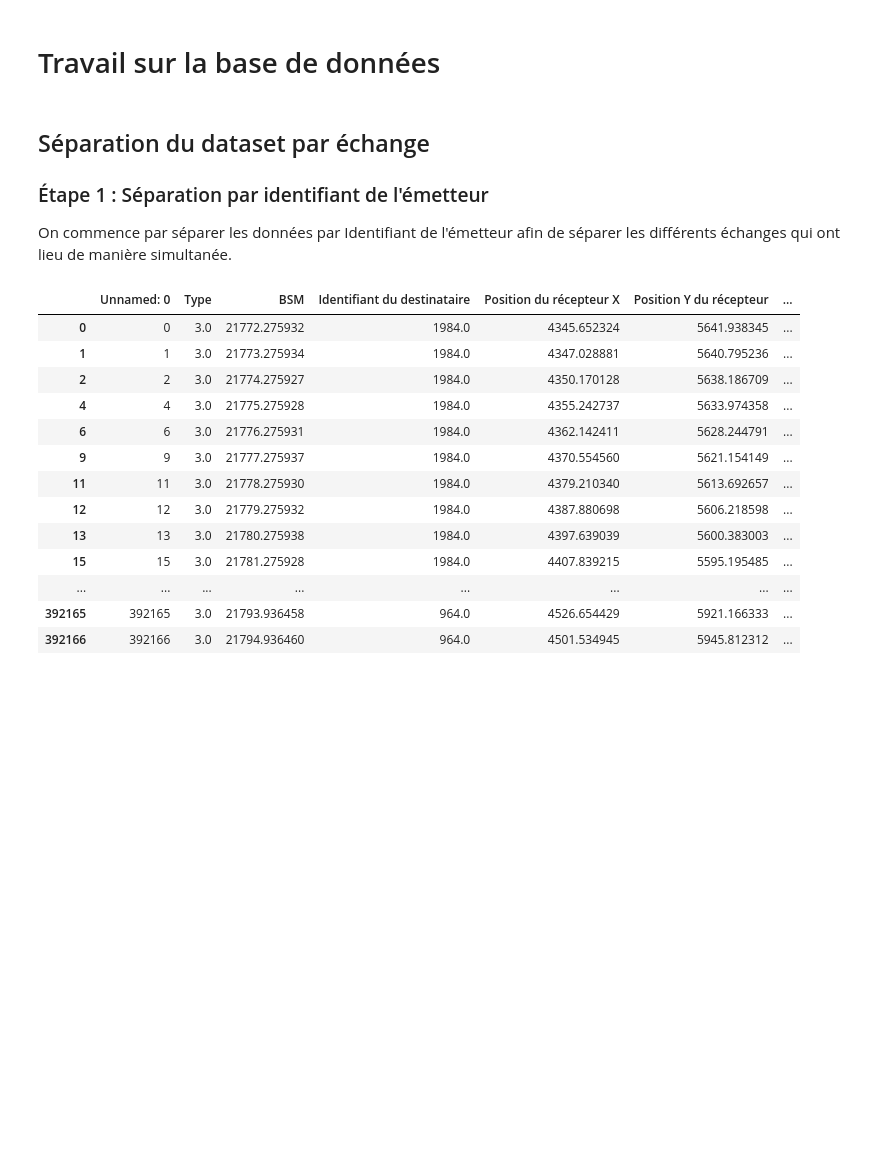
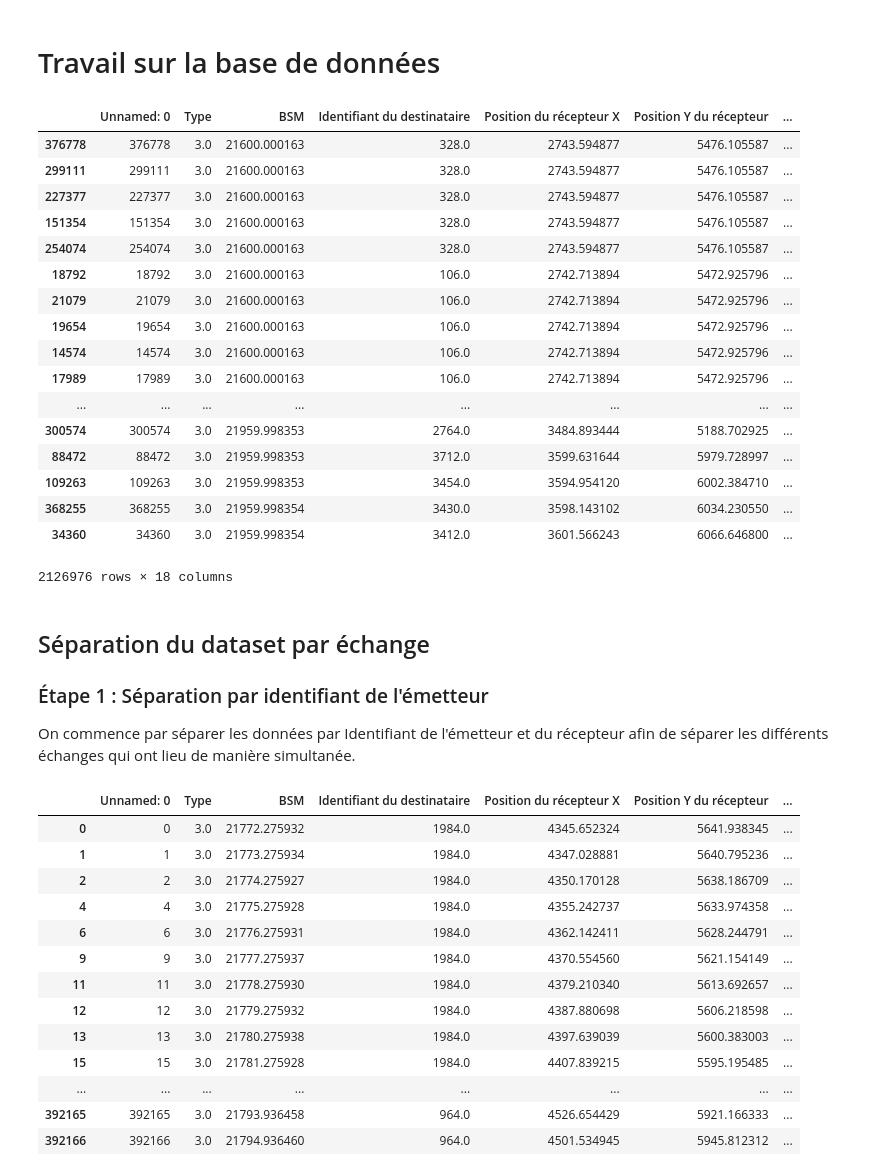
Before and after one commit to rguilloteau/SR2I208, a Jupyter notebook: BDD.ipynb, the cells around one changed output. Drawn from its saved outputs; the diff is of its cells as text; code cells hidden in the pictures; blank space fills up the shorter version.

```diff
--- a/BDD.ipynb
+++ b/BDD.ipynb
@@ -10,10 +11,31 @@ for el in L :
     frames.append(pd.read_csv('./Dataset.csv/'+el+''))
 
 database = pd.concat(frames)
+# %%
+database.sort_values(['BSM'])
+# %% [output]
+|  | Unnamed: 0 | Type | BSM | Identifiant du destinataire | Position du récepteur X | Position Y du récepteur | ... |
+| 376778 | 376778 | 3.0 | 21600.000163 | 328.0 | 2743.594877 | 5476.105587 | ... |
+| 299111 | 299111 | 3.0 | 21600.000163 | 328.0 | 2743.594877 | 5476.105587 | ... |
+| 227377 | 227377 | 3.0 | 21600.000163 | 328.0 | 2743.594877 | 5476.105587 | ... |
+| 151354 | 151354 | 3.0 | 21600.000163 | 328.0 | 2743.594877 | 5476.105587 | ... |
+| 254074 | 254074 | 3.0 | 21600.000163 | 328.0 | 2743.594877 | 5476.105587 | ... |
+| 18792 | 18792 | 3.0 | 21600.000163 | 106.0 | 2742.713894 | 5472.925796 | ... |
+| 21079 | 21079 | 3.0 | 21600.000163 | 106.0 | 2742.713894 | 5472.925796 | ... |
+| 19654 | 19654 | 3.0 | 21600.000163 | 106.0 | 2742.713894 | 5472.925796 | ... |
+| 14574 | 14574 | 3.0 | 21600.000163 | 106.0 | 2742.713894 | 5472.925796 | ... |
+| 17989 | 17989 | 3.0 | 21600.000163 | 106.0 | 2742.713894 | 5472.925796 | ... |
+| ... | ... | ... | ... | ... | ... | ... | ... |
+| 300574 | 300574 | 3.0 | 21959.998353 | 2764.0 | 3484.893444 | 5188.702925 | ... |
+| 88472 | 88472 | 3.0 | 21959.998353 | 3712.0 | 3599.631644 | 5979.728997 | ... |
+| 109263 | 109263 | 3.0 | 21959.998353 | 3454.0 | 3594.954120 | 6002.384710 | ... |
+| 368255 | 368255 | 3.0 | 21959.998354 | 3430.0 | 3598.143102 | 6034.230550 | ... |
+| 34360 | 34360 | 3.0 | 21959.998354 | 3412.0 | 3601.566243 | 6066.646800 | ... |
+2126976 rows × 18 columns
 # %% [markdown]
 ## Séparation du dataset par échange
 ### Étape 1 : Séparation par identifiant de l'émetteur
-On commence par séparer les données par Identifiant de l'émetteur afin de séparer les différents échanges qui ont lieu de manière simultanée.
+On commence par séparer les données par Identifiant de l'émetteur et du récepteur afin de séparer les différents échanges qui ont lieu de manière simultanée.
 # %%
 list_sender = {x:database[database['Identifiant émetteur'] == x] for x in database['Identifiant émetteur'].unique()}
 # %%
```
Also changed, not shown: parts of 23 cells of this notebook.
